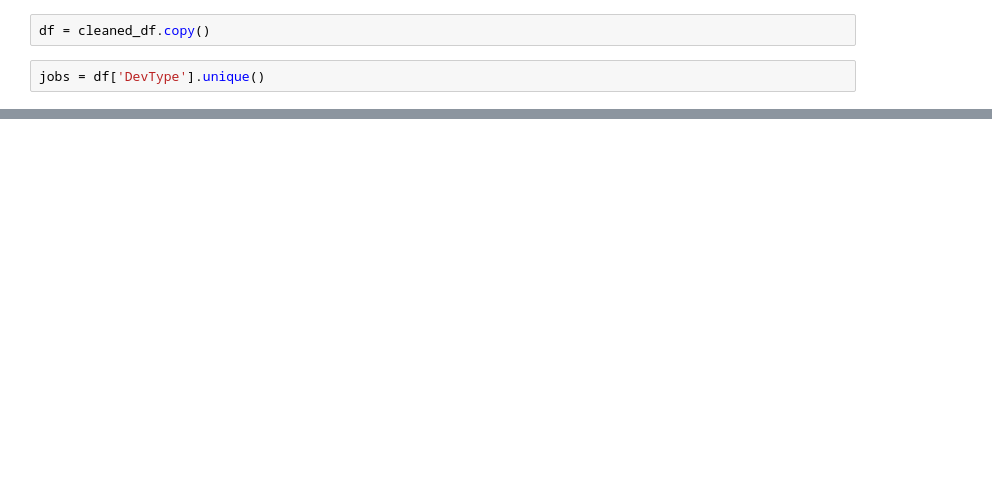
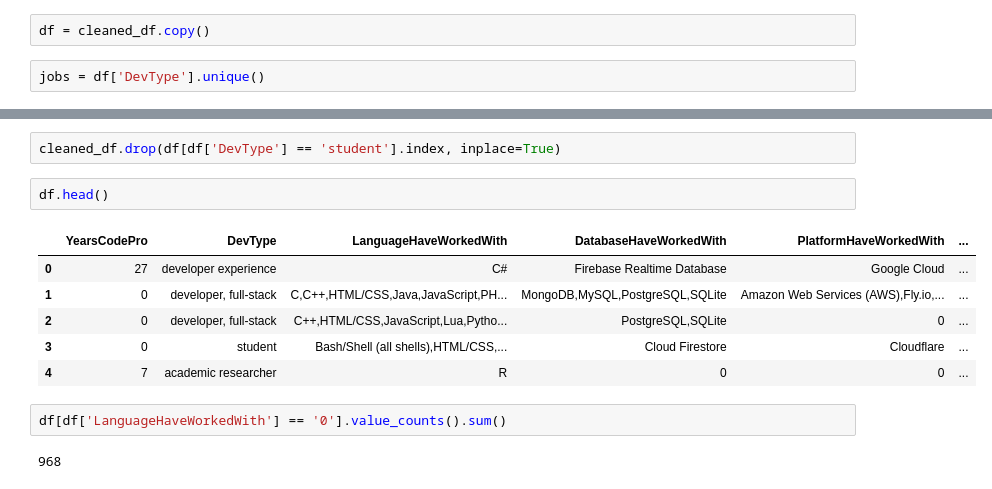
Before and after one commit to YoussefMakram27/Stack_overflow_survey_2024, a Jupyter notebook: 03_data_analysis.ipynb, the cells around one changed output, grey strips where cells are left out. Drawn from its saved outputs; the diff is of its cells as text; blank space fills up the shorter version.

```diff
--- a/03_data_analysis.ipynb
+++ b/03_data_analysis.ipynb
@@ -84,0 +124,15 @@ fig.show()
+# %%
+cleaned_df.drop(df[df['DevType'] == 'student'].index, inplace=True)
+# %%
+df.head()
+# %% [output]
+|  | YearsCodePro | DevType | LanguageHaveWorkedWith | DatabaseHaveWorkedWith | PlatformHaveWorkedWith | ... |
+| 0 | 27 | developer experience | C# | Firebase Realtime Database | Google Cloud | ... |
+| 1 | 0 | developer, full-stack | C,C++,HTML/CSS,Java,JavaScript,PH... | MongoDB,MySQL,PostgreSQL,SQLite | Amazon Web Services (AWS),Fly.io,... | ... |
+| 2 | 0 | developer, full-stack | C++,HTML/CSS,JavaScript,Lua,Pytho... | PostgreSQL,SQLite | 0 | ... |
+| 3 | 0 | student | Bash/Shell (all shells),HTML/CSS,... | Cloud Firestore | Cloudflare | ... |
+| 4 | 7 | academic researcher | R | 0 | 0 | ... |
+# %%
+df[df['LanguageHaveWorkedWith'] == '0'].value_counts().sum()
+# %% [output]
+968
```
Also changed, not shown: parts of 18 cells of this notebook, 2 other files.
